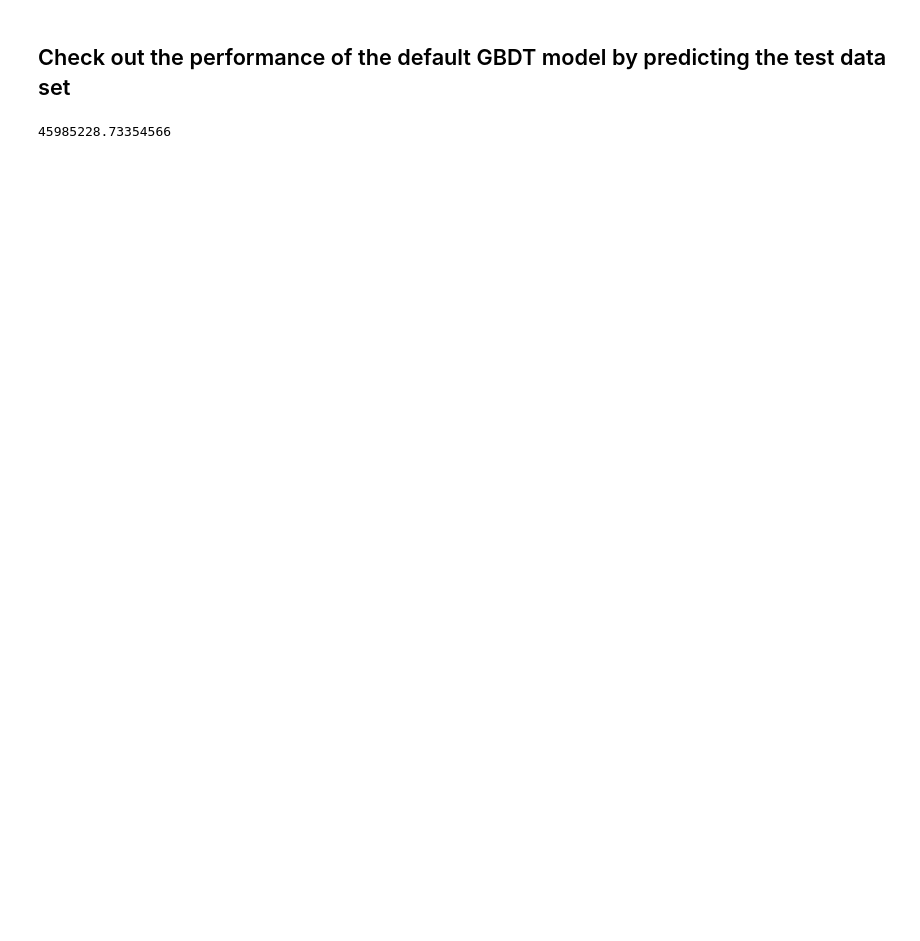
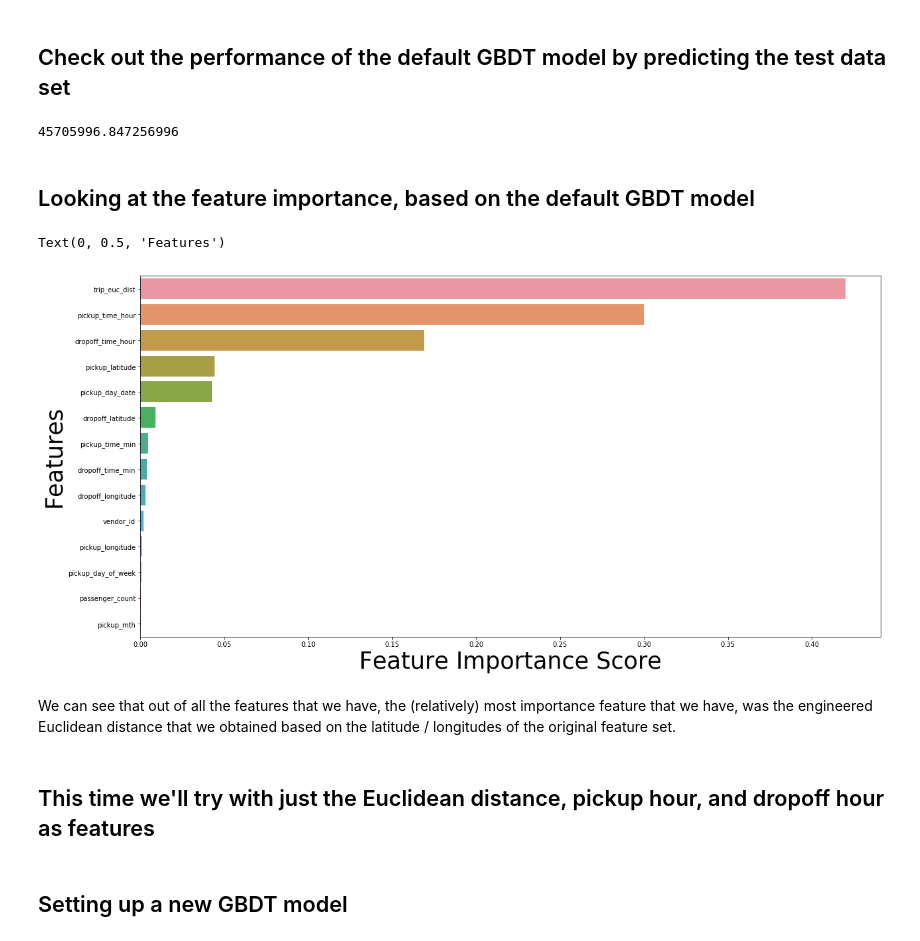
Before and after one commit to heynellywelly/k-means-clustering-exploration, a Jupyter notebook: nyc_taxi_trip_duration/nyc_taxi_duration_prediction.ipynb, the cells around one changed output. Cells and saved outputs as stored; diff of their text form; code cells hidden in the pictures; blank space fills up the shorter version.

```diff
--- a/nyc_taxi_trip_duration/nyc_taxi_duration_prediction.ipynb
+++ b/nyc_taxi_trip_duration/nyc_taxi_duration_prediction.ipynb
@@ -231,2 +224,0 @@ lin_reg = LinearRegression()
-# %%
-lin_reg.fit(X_train, y_train)
@@ -267,4 +269,29 @@ The time taken to train the Gradient Boosting Decision Tree regression model is
 # %%
 mean_squared_error(y_test, gbdt_reg.predict(X_test))
 # %% [output]
-45985228.73354566
+45705996.847256996
+# %% [markdown]
+## Looking at the feature importance, based on the default GBDT model
+# %%
+feat_impt = pd.DataFrame(columns=['feature_name', 'importance'])
+feat_impt['feature_name'] = list(X.columns)
+feat_impt['importance'] = gbdt_reg.feature_importances_
+feat_impt.sort_values(by=['importance'], inplace=True, ascending=False)
+
+fig, ax = plt.subplots(figsize=(20,10))
+
+ax = sns.barplot(
+    x='importance',
+    y='feature_name',
+    data=feat_impt,
+)
+
+ax.set_xlabel("Feature Importance Score", fontsize=35)
+ax.set_ylabel("Features", fontsize=35)
+# %% [output]
+Text(0, 0.5, 'Features')
+[figure, added]
+# %% [markdown]
+We can see that out of all the features that we have, the (relatively) most importance feature that we have, was the engineered Euclidean distance that we obtained based on the latitude / longitudes of the original feature set.
+# %% [markdown]
+## This time we'll try with just the Euclidean distance, pickup hour, and dropoff hour as features
@@ -270,0 +300,2 @@ mean_squared_error(y_test, gbdt_reg.predict(X_test))
+# %% [markdown]
+## Setting up a new GBDT model
```
Also changed, not shown: parts of 33 cells of this notebook.
